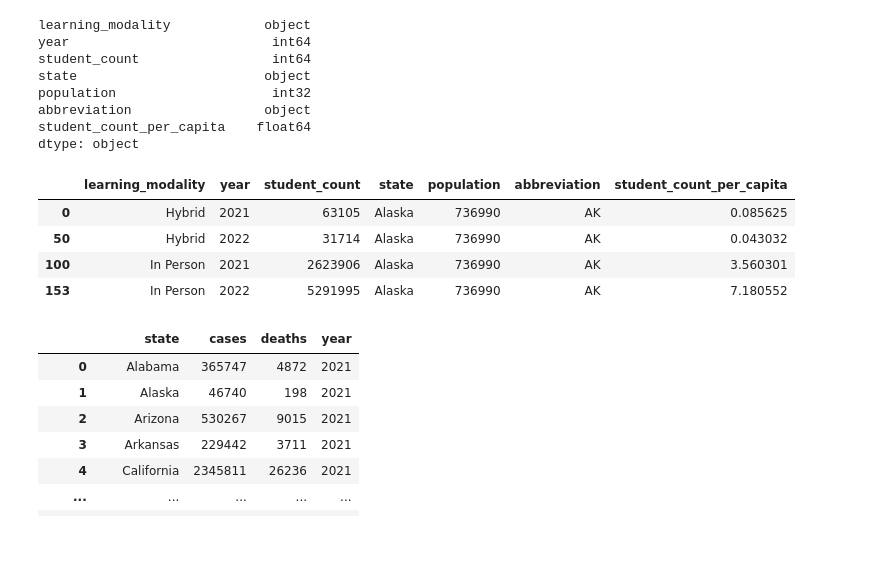
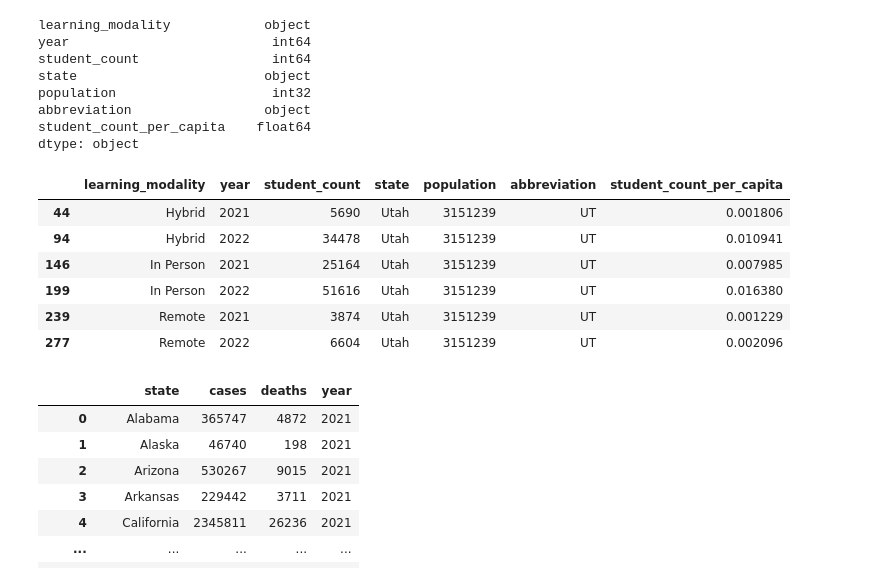
Before and after one commit to uzmabb182/Data602_Assignments, a Jupyter notebook: Final_Project_Data_602/census_api.ipynb, the cells around one changed output. Saved outputs shown, nothing was run; the diff lists cells and outputs as text; code cells hidden in the pictures; blank space fills up the shorter version.

```diff
--- a/Final_Project_Data_602/census_api.ipynb
+++ b/Final_Project_Data_602/census_api.ipynb
@@ -275,13 +275,15 @@ abbreviation                 object
 student_count_per_capita    float64
 dtype: object
 # %%
-population_df.loc[population_df['state'] == 'Alaska']
+population_df.loc[population_df['state'] == 'Utah']
 # %% [output]
 |  | learning_modality | year | student_count | state | population | abbreviation | student_count_per_capita |
-| 0 | Hybrid | 2021 | 63105 | Alaska | 736990 | AK | 0.085625 |
-| 50 | Hybrid | 2022 | 31714 | Alaska | 736990 | AK | 0.043032 |
-| 100 | In Person | 2021 | 2623906 | Alaska | 736990 | AK | 3.560301 |
-| 153 | In Person | 2022 | 5291995 | Alaska | 736990 | AK | 7.180552 |
+| 44 | Hybrid | 2021 | 5690 | Utah | 3151239 | UT | 0.001806 |
+| 94 | Hybrid | 2022 | 34478 | Utah | 3151239 | UT | 0.010941 |
+| 146 | In Person | 2021 | 25164 | Utah | 3151239 | UT | 0.007985 |
+| 199 | In Person | 2022 | 51616 | Utah | 3151239 | UT | 0.016380 |
+| 239 | Remote | 2021 | 3874 | Utah | 3151239 | UT | 0.001229 |
+| 277 | Remote | 2022 | 6604 | Utah | 3151239 | UT | 0.002096 |
 # %%
 # Save as a csv for Tableau dashboard
 # Note to avoid any issues later, use encoding="utf-8"
```
Also changed, not shown: 2 other files.
